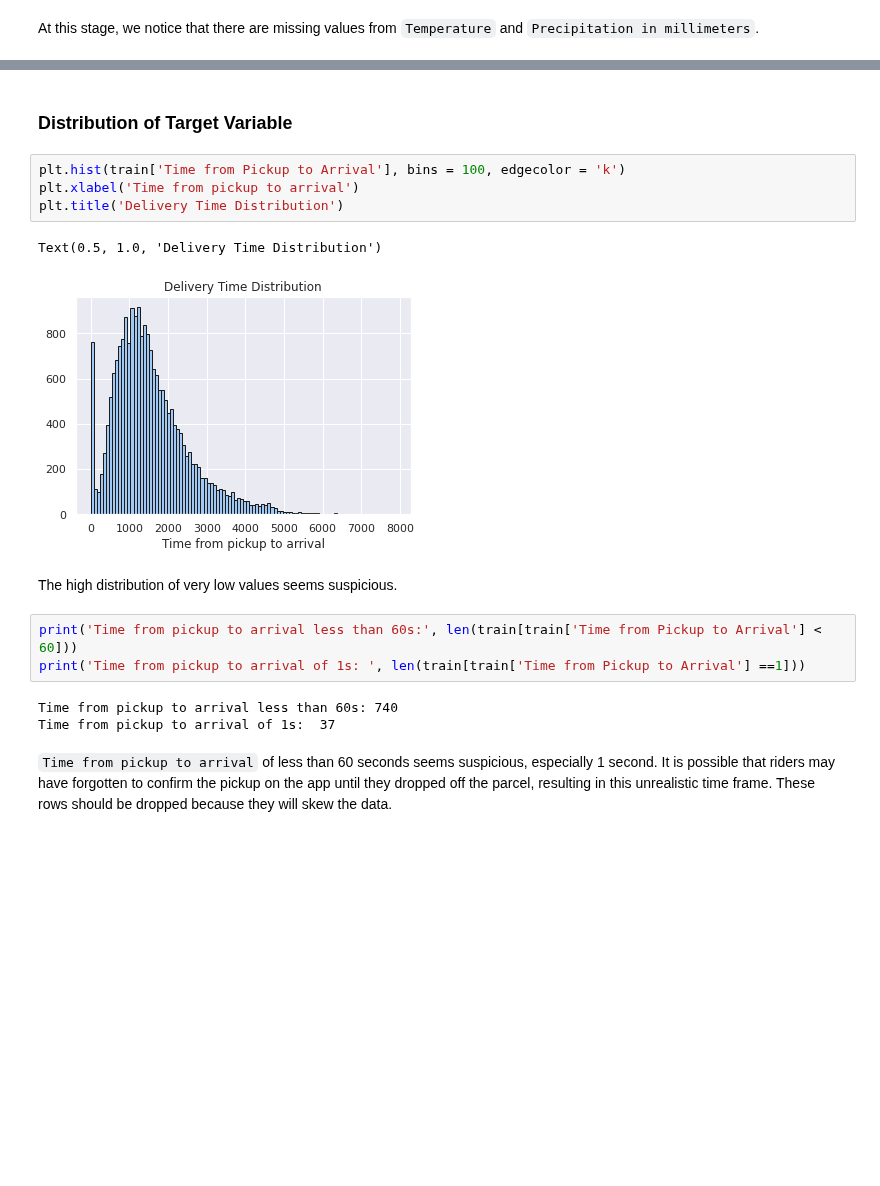
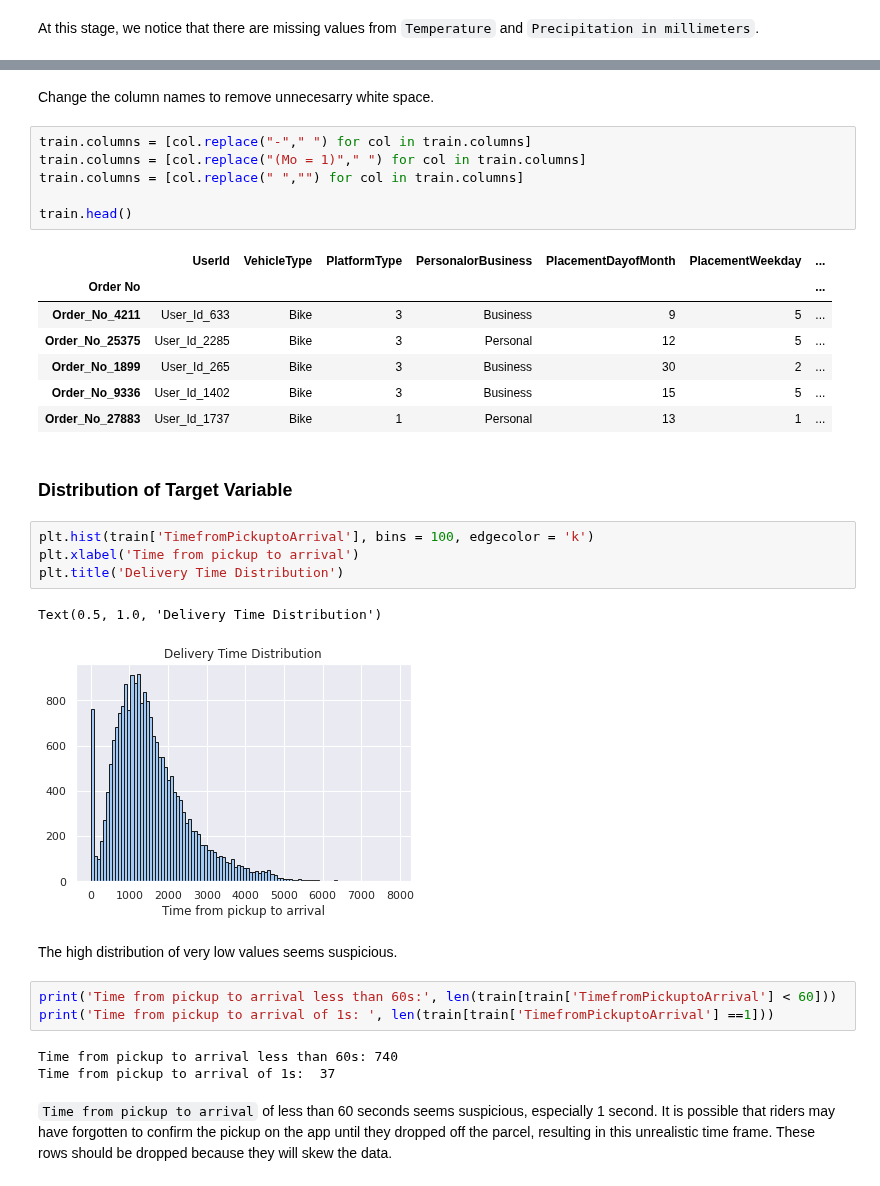
Before and after one commit to monicafar147/logistics-challenge, a Jupyter notebook: cleaned.ipynb, the cells around one changed output, grey strips where cells are left out. Saved outputs shown, nothing was run; the diff lists cells and outputs as text; blank space fills up the shorter version.

```diff
--- a/cleaned.ipynb
+++ b/cleaned.ipynb
@@ -88,10 +88,26 @@ train.describe()
 | 50% | 3.000000 | 15.000000 | 3.000000 | 15.000000 | 3.000000 | ... |
 | 75% | 3.000000 | 23.000000 | 5.000000 | 23.000000 | 5.000000 | ... |
 | max | 4.000000 | 31.000000 | 7.000000 | 31.000000 | 7.000000 | ... |
+# %% [markdown]
+Change the column names to remove unnecesarry white space.
+# %%
+train.columns = [col.replace("-"," ") for col in train.columns]
+train.columns = [col.replace("(Mo = 1)"," ") for col in train.columns]
+train.columns = [col.replace(" ","") for col in train.columns]
+
+train.head()
+# %% [output]
+|  | UserId | VehicleType | PlatformType | PersonalorBusiness | PlacementDayofMonth | PlacementWeekday | ... |
+| Order No |  |  |  |  |  |  | ... |
+| Order_No_4211 | User_Id_633 | Bike | 3 | Business | 9 | 5 | ... |
+| Order_No_25375 | User_Id_2285 | Bike | 3 | Personal | 12 | 5 | ... |
+| Order_No_1899 | User_Id_265 | Bike | 3 | Business | 30 | 2 | ... |
+| Order_No_9336 | User_Id_1402 | Bike | 3 | Business | 15 | 5 | ... |
+| Order_No_27883 | User_Id_1737 | Bike | 1 | Personal | 13 | 1 | ... |
 # %% [markdown]
 ### Distribution of Target Variable
 # %%
-plt.hist(train['Time from Pickup to Arrival'], bins = 100, edgecolor = 'k')
+plt.hist(train['TimefromPickuptoArrival'], bins = 100, edgecolor = 'k')
 plt.xlabel('Time from pickup to arrival')
 plt.title('Delivery Time Distribution')
 # %% [output]
@@ -100,8 +116,8 @@ Text(0.5, 1.0, 'Delivery Time Distribution')
 # %% [markdown]
 The high distribution of very low values seems suspicious.
 # %%
-print('Time from pickup to arrival less than 60s:', len(train[train['Time from Pickup to Arrival'] < 60]))
-print('Time from pickup to arrival of 1s: ', len(train[train['Time from Pickup to Arrival'] ==1]))
+print('Time from pickup to arrival less than 60s:', len(train[train['TimefromPickuptoArrival'] < 60]))
+print('Time from pickup to arrival of 1s: ', len(train[train['TimefromPickuptoArrival'] ==1]))
 # %% [output]
 Time from pickup to arrival less than 60s: 740
 Time from pickup to arrival of 1s:  37
```
Also changed, not shown: parts of 16 cells of this notebook.
